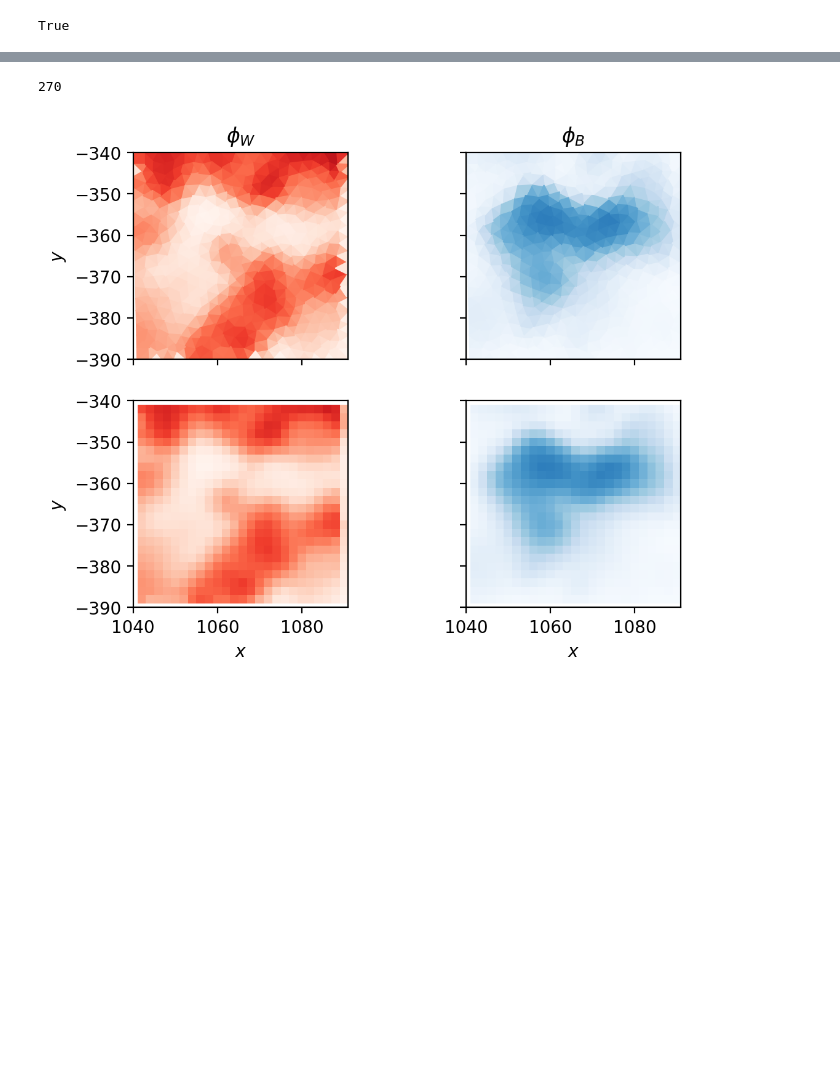
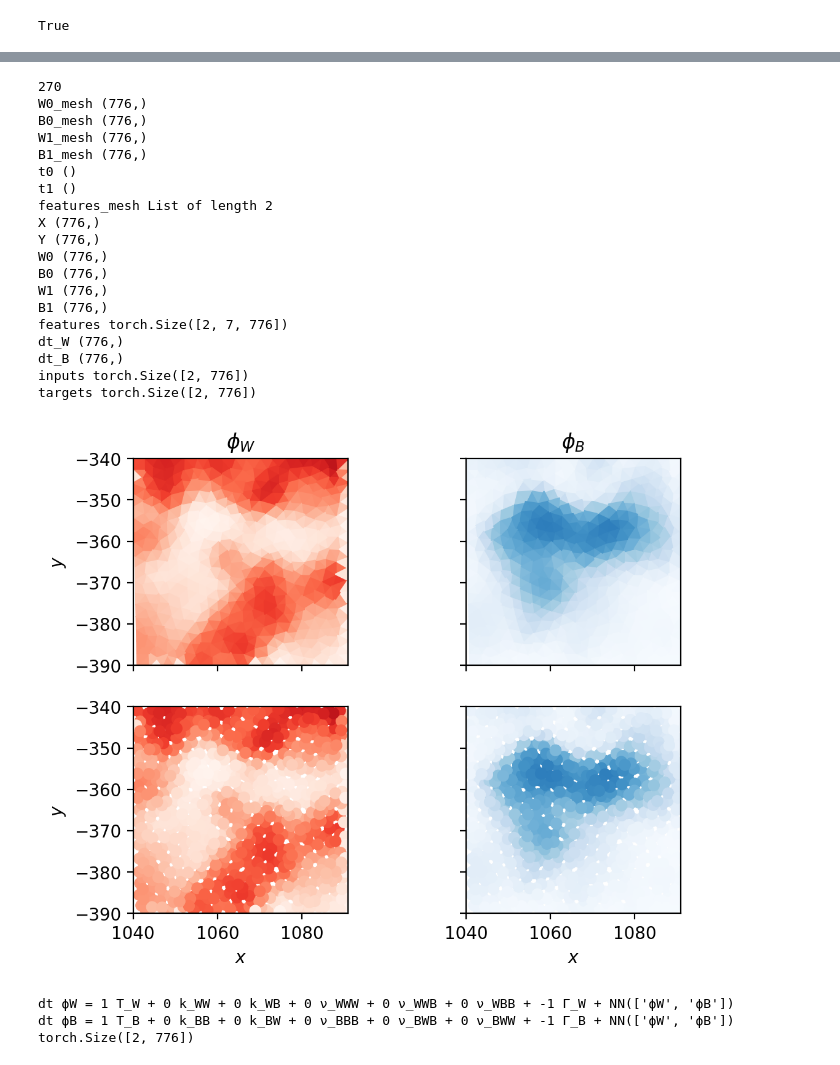
Before and after one commit to jcolen/sociohydro, a Jupyter notebook: param_inference/HybridInferenceTesting.ipynb, the cells around one changed output, grey strips where cells are left out. Cells and saved outputs as stored; diff of their text form; code cells hidden in the pictures; blank space fills up the shorter version.

Commit message:
Added implementation of parameter network

```diff
--- a/param_inference/HybridInferenceTesting.ipynb
+++ b/param_inference/HybridInferenceTesting.ipynb
@@ -25,35 +25,73 @@ Inspired by some scribbles on a Zoom whiteboard with Danny Seara, see below
 # %%
 from fipy_dataset import FipyDataset
 
-dataset = FipyDataset(grid=True)
+dataset = FipyDataset(grid=False)
 print(len(dataset))
 sample = dataset[5]
+
+for key in sample:
+    try:
+        print(key, sample[key].shape)
+    except:
+        if isinstance(sample[key], list):
+            print(key, 'List of length', len(sample[key]))
+        else:
+            print(key, sample[key])
 
 # Plot everything to make sure that things look correct
 from fvm_utils import plot_mesh
 fig, ax = plt.subplots(2, 2, dpi=200, sharex=True, sharey=True)
 
 # Plot original fipy objects
 plot_mesh(sample['W0_mesh'], sample['W0_mesh'].mesh, ax[0, 0], cmap=plt.cm.Reds, vmin=0, vmax=1)
 plot_mesh(sample['B0_mesh'], sample['B0_mesh'].mesh, ax[0, 1], cmap=plt.cm.Blues, vmin=0, vmax=1)
 
 # Plot
 try:
-    ax[1, 0].pcolormesh(sample['X'], sample['Y'], sample['W0'], cmap='Reds', vmin=0, vmax=1)
-    ax[1, 1].pcolormesh(sample['X'], sample['Y'], sample['B0'], cmap='Blues', vmin=0, vmax=1)
+    ax[1, 0].pcolormesh(sample['X'], sample['Y'], sample['inputs'][0], cmap='Reds', vmin=0, vmax=1)
+    ax[1, 1].pcolormesh(sample['X'], sample['Y'], sample['inputs'][1], cmap='Blues', vmin=0, vmax=1)
 except:
-    ax[1, 0].scatter(sample['X'], sample['Y'], c=sample['W0'], cmap='Reds', vmin=0, vmax=1)
-    ax[1, 1].scatter(sample['X'], sample['Y'], c=sample['B0'], cmap='Blues', vmin=0, vmax=1)
+    ax[1, 0].scatter(sample['X'], sample['Y'], c=sample['inputs'][0], cmap='Reds', vmin=0, vmax=1)
+    ax[1, 1].scatter(sample['X'], sample['Y'], c=sample['inputs'][1], cmap='Blues', vmin=0, vmax=1)
 
 ax[0, 0].set_title('$\\phi_W$')
 ax[0, 1].set_title('$\\phi_B$')
 
 ax[0, 0].set_ylabel('$y$')
 ax[1, 0].set(xlabel='$x$', ylabel='$y$')
 ax[1, 1].set_xlabel('$x$')
 
 for a in ax.flatten():
     a.set_aspect(np.ptp(a.get_ylim()) / np.ptp(a.get_xlim()))
 # %% [output]
 270
+W0_mesh (776,)
+B0_mesh (776,)
+W1_mesh (776,)
+B1_mesh (776,)
+t0 ()
+t1 ()
+features_mesh List of length 2
+X (776,)
+Y (776,)
+W0 (776,)
+B0 (776,)
+W1 (776,)
+B1 (776,)
+features torch.Size([2, 7, 776])
+dt_W (776,)
+dt_B (776,)
+inputs torch.Size([2, 776])
+targets torch.Size([2, 776])
-[figure, old version]
+[figure, new version]
+# %%
+from fipy_nn import SociohydroParameterNetwork, ParameterNetwork
+model = SociohydroParameterNetwork()
+model.print()
+
+outputs = model(sample['inputs'], sample['features'], batched=False)
+print(outputs.shape)
+# %% [output]
+dt ϕW = 1 T_W + 0 k_WW + 0 k_WB + 0 ν_WWW + 0 ν_WWB + 0 ν_WBB + -1 Γ_W + NN(['ϕW', 'ϕB'])
+dt ϕB = 1 T_B + 0 k_BB + 0 k_BW + 0 ν_BBB + 0 ν_BWB + 0 ν_BWW + -1 Γ_B + NN(['ϕW', 'ϕB'])
+torch.Size([2, 776])
```
Also changed, not shown: 2 other files.
